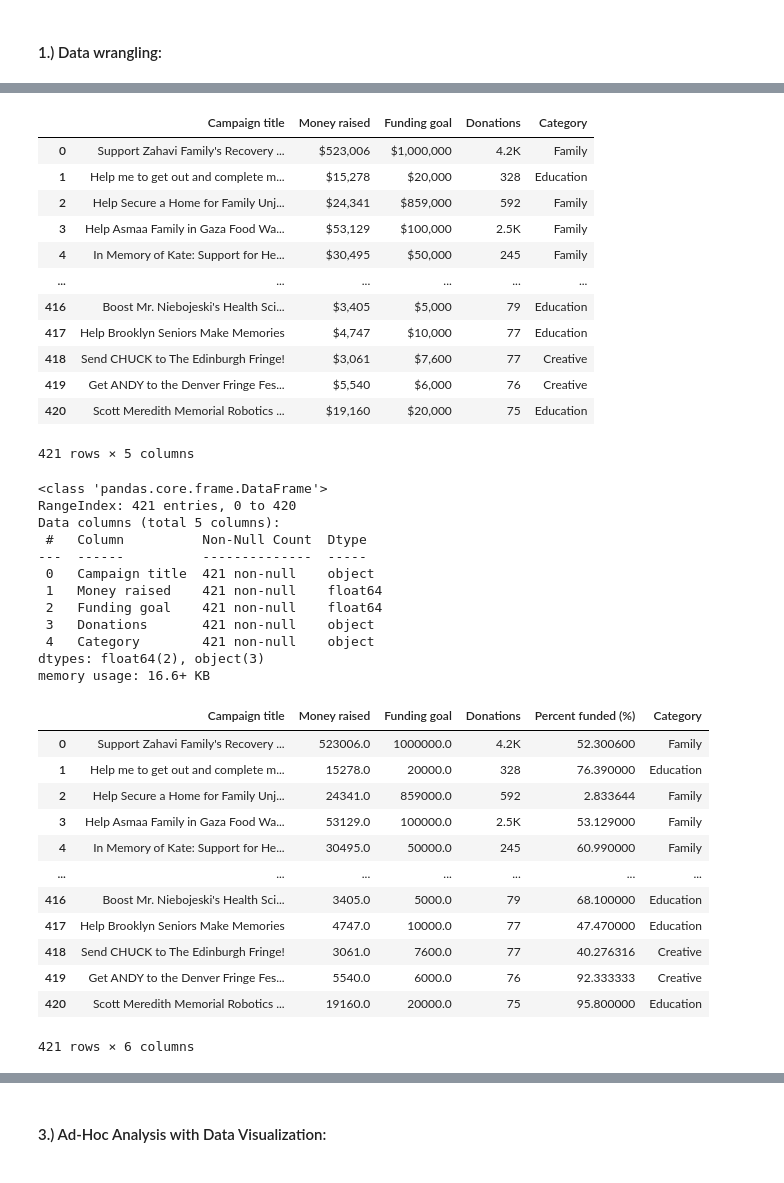
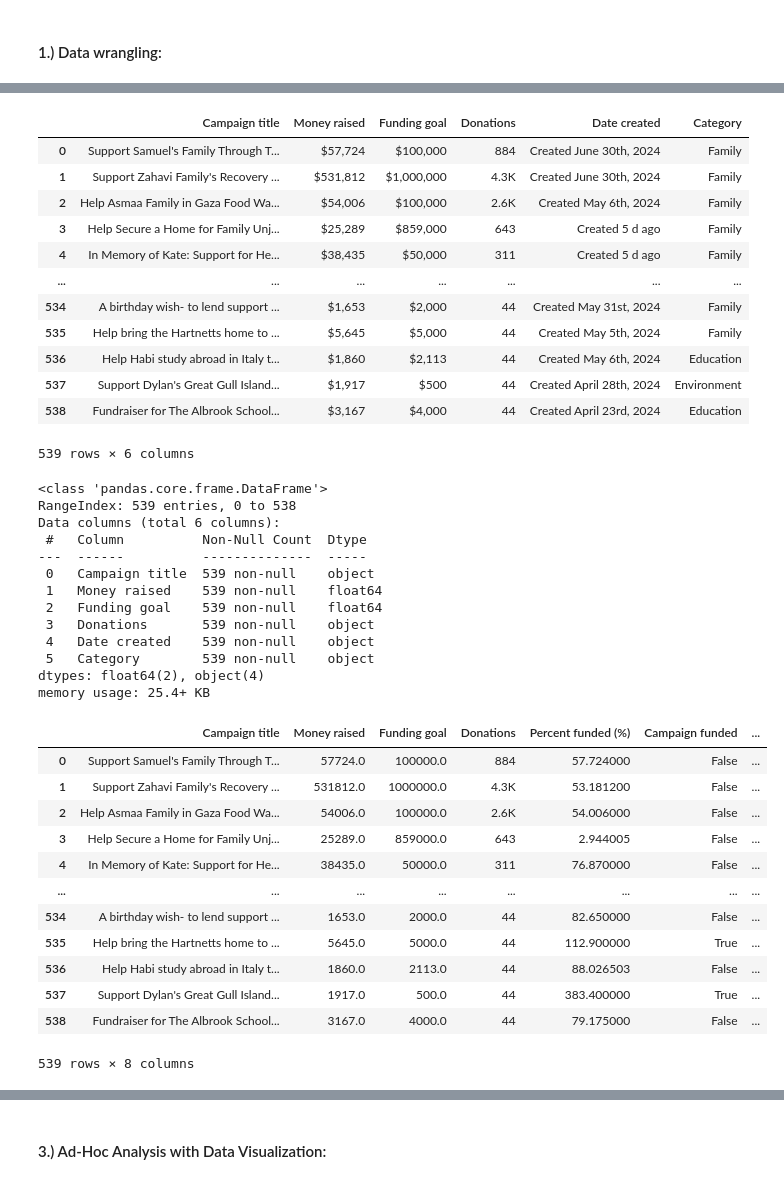
Before and after one commit to rp1177/Data-Analyst-Portfolio, a Jupyter notebook: Python/Webscrape GoFundMe.ipynb, the cells around one changed output, grey strips where cells are left out. Cells and saved outputs as stored; diff of their text form; code cells hidden in the pictures.

```diff
--- a/Python/Webscrape GoFundMe.ipynb
+++ b/Python/Webscrape GoFundMe.ipynb
@@ -91,4 +95,4 @@ Convert the following list "fundme_campaigns" into a Pandas DataFrame with the c
 # %%
-campaigns_df = pd.DataFrame(fundme_campaigns, columns=['Campaign title', 'Money raised', 'Category'])
+campaigns_df = pd.DataFrame(fundme_campaigns, columns=['Campaign title', 'Money raised', 'Date created', 'Category'])
 campaigns_df
 # %% [output]
@@ -169,25 +177,25 @@ campaigns_df['Funding goal'] = fund_goal
 campaigns_df['Donations'] = donations
 # %%
 #rearrange columns:
-campaigns_df = campaigns_df[['Campaign title', 'Money raised', 'Funding goal', 'Donations', 'Category']]
+campaigns_df = campaigns_df[['Campaign title', 'Money raised', 'Funding goal', 'Donations', 'Date created', 'Category']]
 # %%
 #fix formatting for money raised column (remove other information)
 campaigns_df['Money raised'] = campaigns_df['Money raised'].str.split(' raised of ').str[0]
 campaigns_df
 # %% [output]
-|  | Campaign title | Money raised | Funding goal | Donations | Category |
-| 0 | Support Zahavi Family's Recovery ... | $523,006 | $1,000,000 | 4.2K | Family |
-| 1 | Help me to get out and complete m... | $15,278 | $20,000 | 328 | Education |
-| 2 | Help Secure a Home for Family Unj... | $24,341 | $859,000 | 592 | Family |
-| 3 | Help Asmaa Family in Gaza Food Wa... | $53,129 | $100,000 | 2.5K | Family |
-| 4 | In Memory of Kate: Support for He... | $30,495 | $50,000 | 245 | Family |
-| ... | ... | ... | ... | ... | ... |
-| 416 | Boost Mr. Niebojeski's Health Sci... | $3,405 | $5,000 | 79 | Education |
-| 417 | Help Brooklyn Seniors Make Memories | $4,747 | $10,000 | 77 | Education |
-| 418 | Send CHUCK to The Edinburgh Fringe! | $3,061 | $7,600 | 77 | Creative |
-| 419 | Get ANDY to the Denver Fringe Fes... | $5,540 | $6,000 | 76 | Creative |
-| 420 | Scott Meredith Memorial Robotics ... | $19,160 | $20,000 | 75 | Education |
+|  | Campaign title | Money raised | Funding goal | Donations | Date created | Category |
+| 0 | Support Samuel's Family Through T... | $57,724 | $100,000 | 884 | Created June 30th, 2024 | Family |
+| 1 | Support Zahavi Family's Recovery ... | $531,812 | $1,000,000 | 4.3K | Created June 30th, 2024 | Family |
+| 2 | Help Asmaa Family in Gaza Food Wa... | $54,006 | $100,000 | 2.6K | Created May 6th, 2024 | Family |
+| 3 | Help Secure a Home for Family Unj... | $25,289 | $859,000 | 643 | Created 5 d ago | Family |
+| 4 | In Memory of Kate: Support for He... | $38,435 | $50,000 | 311 | Created 5 d ago | Family |
+| ... | ... | ... | ... | ... | ... | ... |
+| 534 | A birthday wish- to lend support ... | $1,653 | $2,000 | 44 | Created May 31st, 2024 | Family |
+| 535 | Help bring the Hartnetts home to ... | $5,645 | $5,000 | 44 | Created May 5th, 2024 | Family |
+| 536 | Help Habi study abroad in Italy t... | $1,860 | $2,113 | 44 | Created May 6th, 2024 | Education |
+| 537 | Support Dylan's Great Gull Island... | $1,917 | $500 | 44 | Created April 28th, 2024 | Environment |
+| 538 | Fundraiser for The Albrook School... | $3,167 | $4,000 | 44 | Created April 23rd, 2024 | Education |
-421 rows × 5 columns
+539 rows × 6 columns
 # %%
 #Remove dollar signs in Money raised and Funding goal and convert to float values:
 
@@ -203,37 +211,39 @@ campaigns_df['Funding goal'] = campaigns_df['Funding goal'].astype(float)
 campaigns_df.info()
 # %% [output]
 <class 'pandas.core.frame.DataFrame'>
-RangeIndex: 421 entries, 0 to 420
-Data columns (total 5 columns):
+RangeIndex: 539 entries, 0 to 538
+Data columns (total 6 columns):
  #   Column          Non-Null Count  Dtype
 ---  ------          --------------  -----
- 0   Campaign title  421 non-null    object
- 1   Money raised    421 non-null    float64
- 2   Funding goal    421 non-null    float64
- 3   Donations       421 non-null    object
- 4   Category        421 non-null    object
-dtypes: float64(2), object(3)
-memory usage: 16.6+ KB
+ 0   Campaign title  539 non-null    object
+ 1   Money raised    539 non-null    float64
+ 2   Funding goal    539 non-null    float64
+ 3   Donations       539 non-null    object
+ 4   Date created    539 non-null    object
+ 5   Category        539 non-null    object
+dtypes: float64(2), object(4)
+memory usage: 25.4+ KB
 # %%
-#Create percent funded column:
+#Create percent funded and campaign funded columns:
 
 campaigns_df['Percent funded (%)'] = (campaigns_df['Money raised'] / campaigns_df['Funding goal']) * 100
+campaigns_df['Campaign funded'] = campaigns_df['Percent funded (%)'] >= 100
 
-campaigns_df[['Campaign title', 'Money raised', 'Funding goal', 'Donations', 'Percent funded (%)', 'Category']]
+campaigns_df[['Campaign title', 'Money raised', 'Funding goal', 'Donations', 'Percent funded (%)', 'Campaign funded', 'Date created', 'Category']]
 # %% [output]
-|  | Campaign title | Money raised | Funding goal | Donations | Percent funded (%) | Category |
-| 0 | Support Zahavi Family's Recovery ... | 523006.0 | 1000000.0 | 4.2K | 52.300600 | Family |
-| 1 | Help me to get out and complete m... | 15278.0 | 20000.0 | 328 | 76.390000 | Education |
-| 2 | Help Secure a Home for Family Unj... | 24341.0 | 859000.0 | 592 | 2.833644 | Family |
-| 3 | Help Asmaa Family in Gaza Food Wa... | 53129.0 | 100000.0 | 2.5K | 53.129000 | Family |
-| 4 | In Memory of Kate: Support for He... | 30495.0 | 50000.0 | 245 | 60.990000 | Family |
-| ... | ... | ... | ... | ... | ... | ... |
-| 416 | Boost Mr. Niebojeski's Health Sci... | 3405.0 | 5000.0 | 79 | 68.100000 | Education |
-| 417 | Help Brooklyn Seniors Make Memories | 4747.0 | 10000.0 | 77 | 47.470000 | Education |
-| 418 | Send CHUCK to The Edinburgh Fringe! | 3061.0 | 7600.0 | 77 | 40.276316 | Creative |
-| 419 | Get ANDY to the Denver Fringe Fes... | 5540.0 | 6000.0 | 76 | 92.333333 | Creative |
-| 420 | Scott Meredith Memorial Robotics ... | 19160.0 | 20000.0 | 75 | 95.800000 | Education |
+|  | Campaign title | Money raised | Funding goal | Donations | Percent funded (%) | Campaign funded | ... |
+| 0 | Support Samuel's Family Through T... | 57724.0 | 100000.0 | 884 | 57.724000 | False | ... |
+| 1 | Support Zahavi Family's Recovery ... | 531812.0 | 1000000.0 | 4.3K | 53.181200 | False | ... |
+| 2 | Help Asmaa Family in Gaza Food Wa... | 54006.0 | 100000.0 | 2.6K | 54.006000 | False | ... |
+| 3 | Help Secure a Home for Family Unj... | 25289.0 | 859000.0 | 643 | 2.944005 | False | ... |
+| 4 | In Memory of Kate: Support for He... | 38435.0 | 50000.0 | 311 | 76.870000 | False | ... |
+| ... | ... | ... | ... | ... | ... | ... | ... |
+| 534 | A birthday wish- to lend support ... | 1653.0 | 2000.0 | 44 | 82.650000 | False | ... |
+| 535 | Help bring the Hartnetts home to ... | 5645.0 | 5000.0 | 44 | 112.900000 | True | ... |
+| 536 | Help Habi study abroad in Italy t... | 1860.0 | 2113.0 | 44 | 88.026503 | False | ... |
+| 537 | Support Dylan's Great Gull Island... | 1917.0 | 500.0 | 44 | 383.400000 | True | ... |
+| 538 | Fundraiser for The Albrook School... | 3167.0 | 4000.0 | 44 | 79.175000 | False | ... |
-421 rows × 6 columns
+539 rows × 8 columns
 # %%
 #Fix number of donations column to float:
 def convert(string_value):
```
Also changed, not shown: parts of 34 cells of this notebook.
